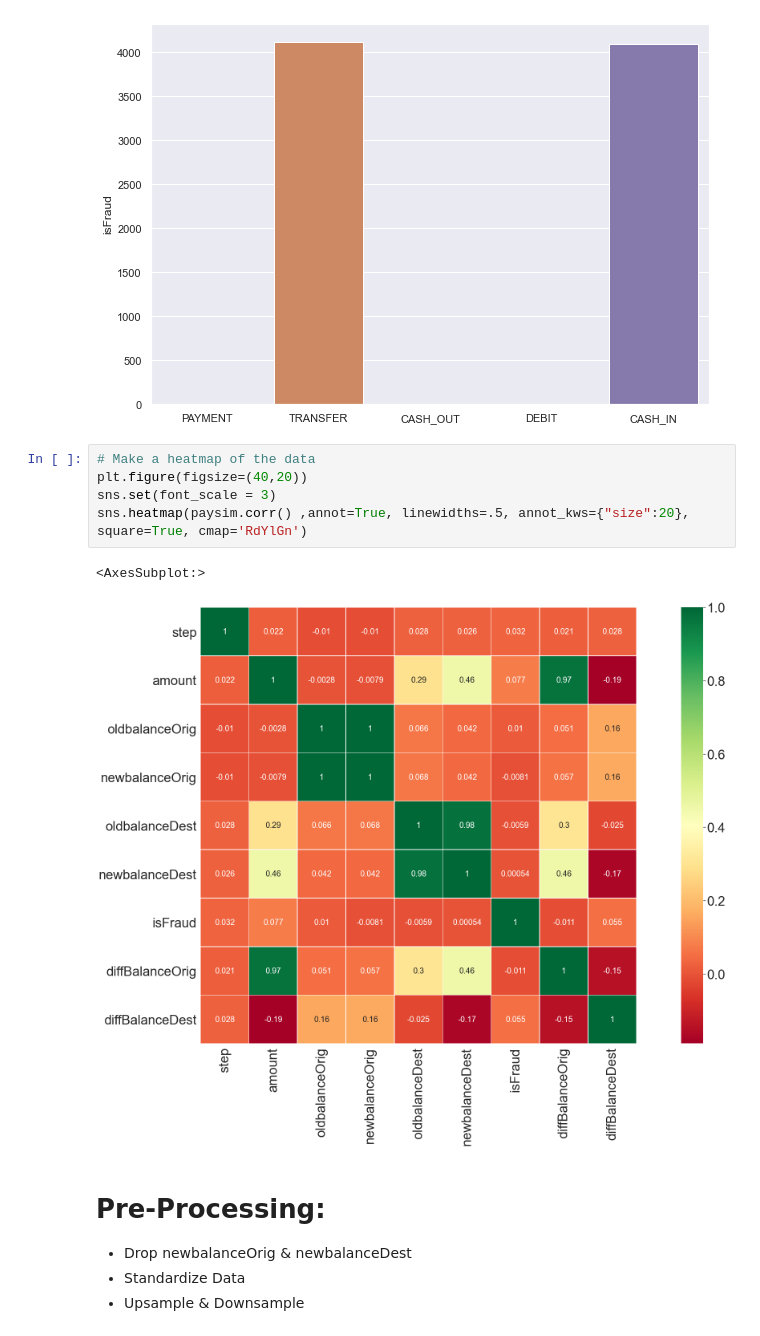
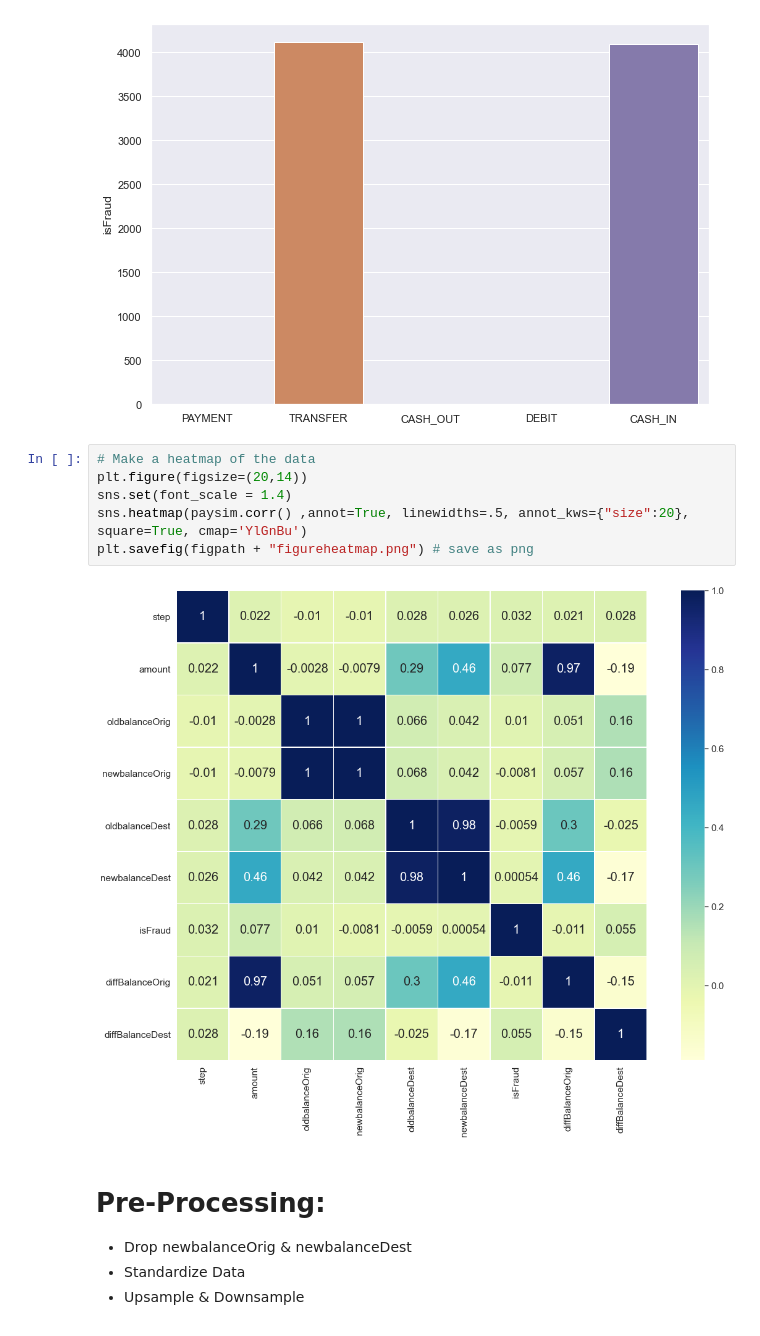
Before and after one commit to Erik1120/DataScienceCapstoneOne, a Jupyter notebook: Notebook/data_engineering.ipynb, the cells around one changed output. Drawn from its saved outputs; the diff is of its cells as text.

```diff
--- a/Notebook/data_engineering.ipynb
+++ b/Notebook/data_engineering.ipynb
@@ -107,12 +107,12 @@ plt.savefig(figpath + "figurebarplot.png") # save as png
 [figure]
 # %%
 # Make a heatmap of the data
-plt.figure(figsize=(40,20))
-sns.set(font_scale = 3)
-sns.heatmap(paysim.corr() ,annot=True, linewidths=.5, annot_kws={"size":20}, square=True, cmap='RdYlGn')
+plt.figure(figsize=(20,14))
+sns.set(font_scale = 1.4)
+sns.heatmap(paysim.corr() ,annot=True, linewidths=.5, annot_kws={"size":20}, square=True, cmap='YlGnBu')
+plt.savefig(figpath + "figureheatmap.png") # save as png
 # %% [output]
-<AxesSubplot:>
-[figure, old version]
+[figure, new version]
 # %% [markdown]
 # Pre-Processing:
  - Drop newbalanceOrig & newbalanceDest
```
Also changed, not shown: parts of 7 cells of this notebook, 3 other files.
